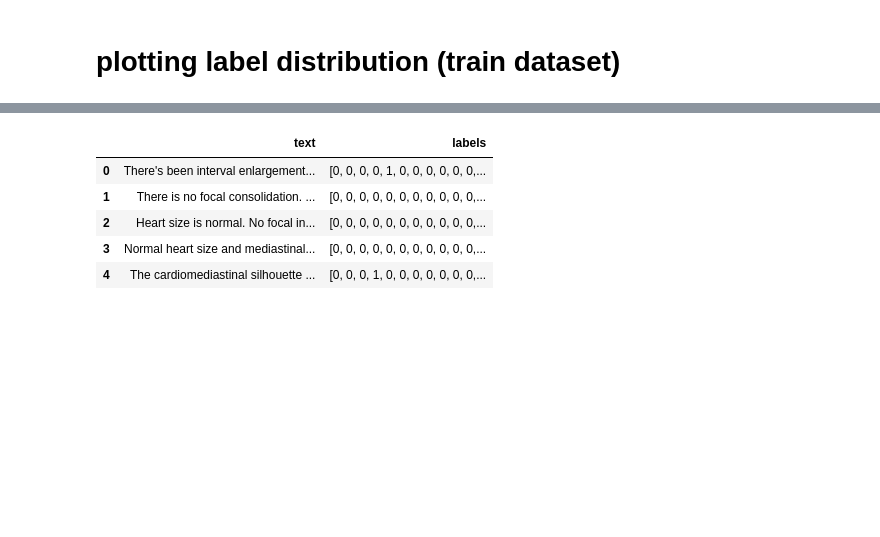
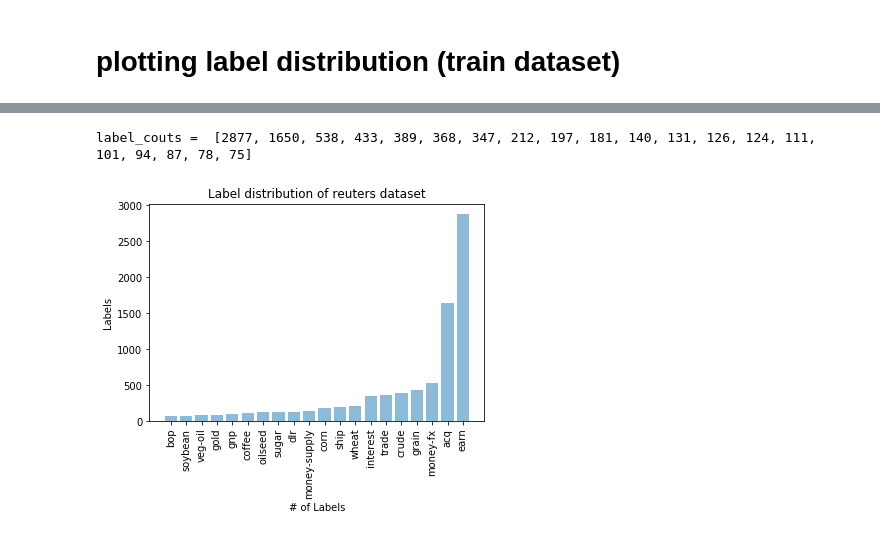
Before and after one commit to fatemerhmi/MTLV, a Jupyter notebook: notebooks/plots.ipynb, the cells around one changed output, grey strips where cells are left out. Cells and saved outputs as stored; diff of their text form; code cells hidden in the pictures; blank space fills up the shorter version.

```diff
--- a/notebooks/plots.ipynb
+++ b/notebooks/plots.ipynb
@@ -94,13 +120,8 @@ std of tokens: 2158.6502642130895
 # %%
-openI_labels = ['earn', 'acq', 'money-fx', 'grain', 'crude', 'trade', 'interest', 'wheat', 'ship', 'corn', 'money-supply', 'dlr', 'sugar', 'oilseed', 'coffee', 'gnp', 'gold', 'veg-oil', 'soybean', 'bop']
-train_path = "../data/OpenI/openI_train.csv"
+reuters_labels = ['earn', 'acq', 'money-fx', 'grain', 'crude', 'trade', 'interest', 'wheat', 'ship', 'corn', 'money-supply', 'dlr', 'sugar', 'oilseed', 'coffee', 'gnp', 'gold', 'veg-oil', 'soybean', 'bop']
 
-df = pd.read_csv(train_path)
-df.head()
+train_path = "../data/reuters/reuters_train.csv"
+plot_label_distro(reuters_labels, train_path, "reuters")
 # %% [output]
-|  | text | labels |
-| 0 | There's been interval enlargement... | [0, 0, 0, 0, 1, 0, 0, 0, 0, 0, 0,... |
-| 1 | There is no focal consolidation. ... | [0, 0, 0, 0, 0, 0, 0, 0, 0, 0, 0,... |
-| 2 | Heart size is normal. No focal in... | [0, 0, 0, 0, 0, 0, 0, 0, 0, 0, 0,... |
-| 3 | Normal heart size and mediastinal... | [0, 0, 0, 0, 0, 0, 0, 0, 0, 0, 0,... |
-| 4 | The cardiomediastinal silhouette ... | [0, 0, 0, 1, 0, 0, 0, 0, 0, 0, 0,... |
+label_couts =  [2877, 1650, 538, 433, 389, 368, 347, 212, 197, 181, 140, 131, 126, 124, 111, 101, 94, 87, 78, 75]
+[figure, added]
```
Also changed, not shown: parts of 6 cells of this notebook.
